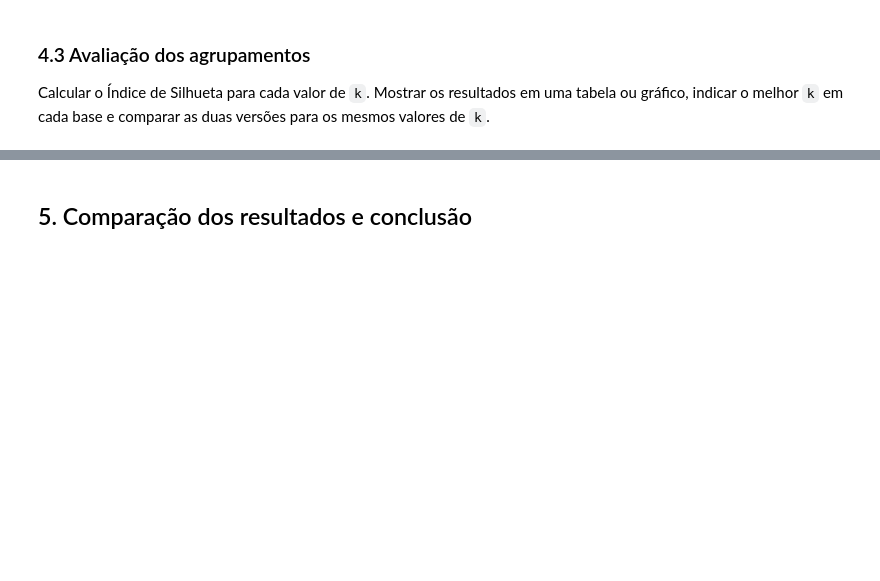
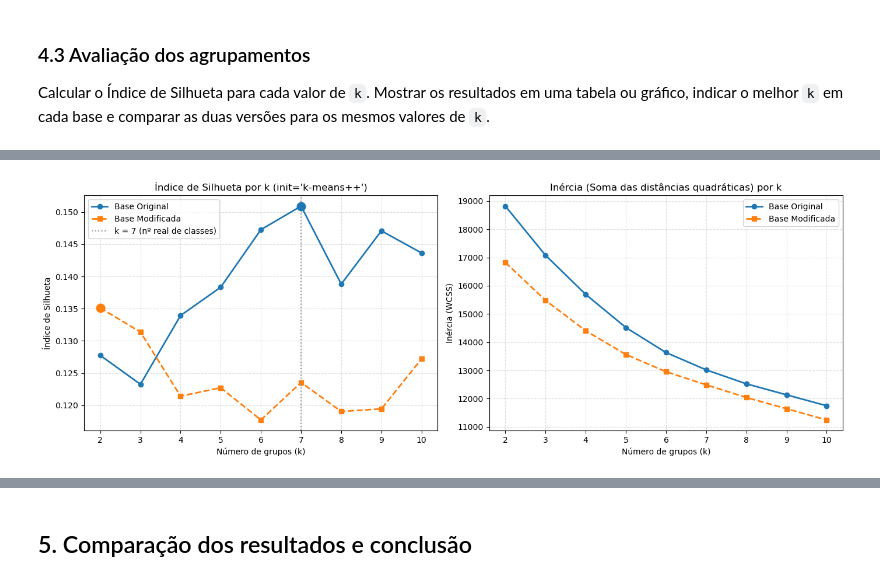
Before and after one commit to giovanasilverio/XMCO01-trabalho, a Jupyter notebook: trabalho.ipynb, the cells around one changed output, grey strips where cells are left out. Saved outputs shown, nothing was run; the diff lists cells and outputs as text; code cells hidden in the pictures; blank space fills up the shorter version.

```diff
--- a/trabalho.ipynb
+++ b/trabalho.ipynb
@@ -709,0 +897,36 @@ as duas versões para os mesmos valores de `k`.
+# %%
+import matplotlib.pyplot as plt
+
+fig, eixos = plt.subplots(1, 2, figsize=(14, 5))
+
+# Gráfico 1: Índice de Silhueta por k
+for nome_base, estilo, cor in [("Original", "-o", "#1f77b4"), ("Modificada", "--s", "#ff7f0e")]:
+    sub = resultados_kmeans_padrao[resultados_kmeans_padrao["Base"] == nome_base]
+    eixos[0].plot(sub["k"], sub["Índice de Silhueta"], estilo, color=cor, linewidth=2, label=f"Base {nome_base}")
+    melhor_linha = sub.loc[sub["Índice de Silhueta"].idxmax()]
+    eixos[0].scatter(melhor_linha["k"], melhor_linha["Índice de Silhueta"], color=cor, s=110, zorder=5)
+
+eixos[0].axvline(7, color="gray", linestyle=":", alpha=0.8, label="k = 7 (nº real de classes)")
+eixos[0].set_title("Índice de Silhueta por k (init='k-means++')")
+eixos[0].set_xlabel("Número de grupos (k)")
+eixos[0].set_ylabel("Índice de Silhueta")
+eixos[0].set_xticks(valores_k)
+eixos[0].grid(True, linestyle="--", alpha=0.4)
+eixos[0].legend()
+
+# Gráfico 2: Inércia (WCSS) por k
+for nome_base, estilo, cor in [("Original", "-o", "#1f77b4"), ("Modificada", "--s", "#ff7f0e")]:
+    sub = resultados_kmeans_padrao[resultados_kmeans_padrao["Base"] == nome_base]
+    eixos[1].plot(sub["k"], sub["Inércia"], estilo, color=cor, linewidth=2, label=f"Base {nome_base}")
+
+eixos[1].set_title("Inércia (Soma das distâncias quadráticas) por k")
+eixos[1].set_xlabel("Número de grupos (k)")
+eixos[1].set_ylabel("Inércia (WCSS)")
+eixos[1].set_xticks(valores_k)
+eixos[1].grid(True, linestyle="--", alpha=0.4)
+eixos[1].legend()
+
+plt.tight_layout()
+plt.show()
+# %% [output]
+[figure, added]
```
Also changed, not shown: parts of 9 cells of this notebook, 1 other file.
